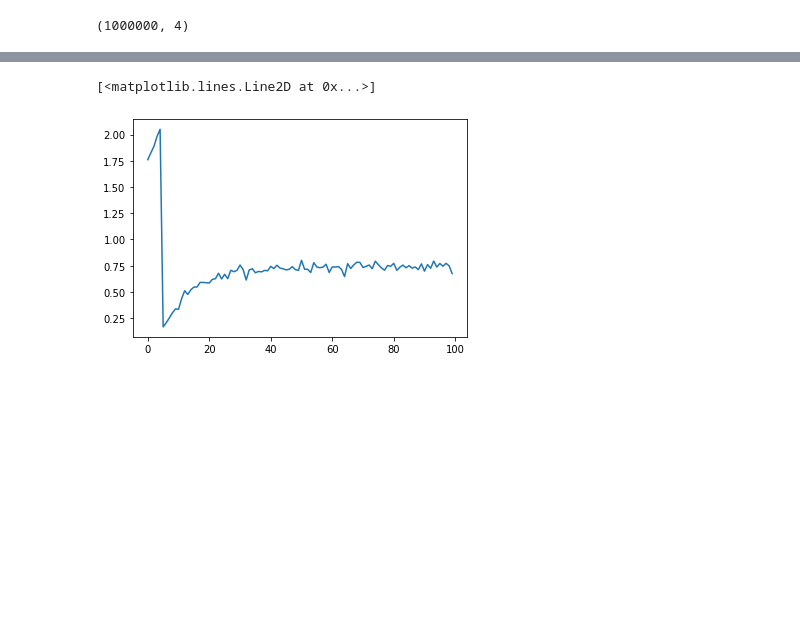
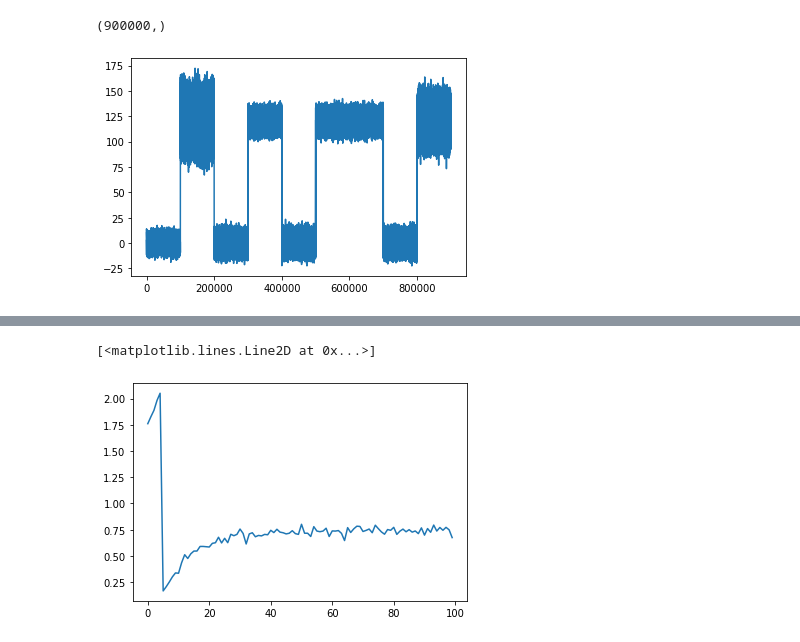
Before and after one commit to oliveiraMats2/Predictive_Maintenance_free_dataset, a Jupyter notebook: notebooks/create_new_database.ipynb, the cells around one changed output, grey strips where cells are left out. Drawn from its saved outputs; the diff is of its cells as text; code cells hidden in the pictures; blank space fills up the shorter version.

```diff
--- a/notebooks/create_new_database.ipynb
+++ b/notebooks/create_new_database.ipynb
@@ -1,24 +1,31 @@
 # %%
 import numpy as np
 import random
 import matplotlib.pyplot as plt
 from sklearn import preprocessing
 
 #time = 10 #sec
-slot = 1000000
+slot = 100000
 sensores = 4
 
+periodo = 120
 
 data = np.ones((slot, sensores))
 
-data = np.transpose(np.array([np.random.normal(0, 8, slot),
-                                    np.random.normal(26.52, 12, slot),
-                                    np.random.normal(84.58, 5, slot),
-                                    np.random.normal(100, 5, slot)]))
+data = np.transpose(np.concatenate([np.random.normal(0, 4, slot),
+                                    np.random.normal(periodo, 12, slot),#]))
+                                    np.random.normal(0, 5, slot),
+                                    np.random.normal(periodo, 5, slot),
+                                    np.random.normal(0, 5, slot),
+                                    np.random.normal(periodo, 5, slot),
+                                    np.random.normal(periodo, 5, slot),
+                                    np.random.normal(0, 5, slot),
+                                    np.random.normal(periodo, 10, slot)]))
 
-data = preprocessing.normalize(data)
-
+#data = preprocessing.normalize(data)
+plt.plot(data[:slot*10]) #out_pressure
 print(data.shape)
 # %% [output]
-(1000000, 4)
+(900000,)
+[figure, added]
 # %%
```
Also changed, not shown: parts of 6 cells of this notebook, 3 other files.
